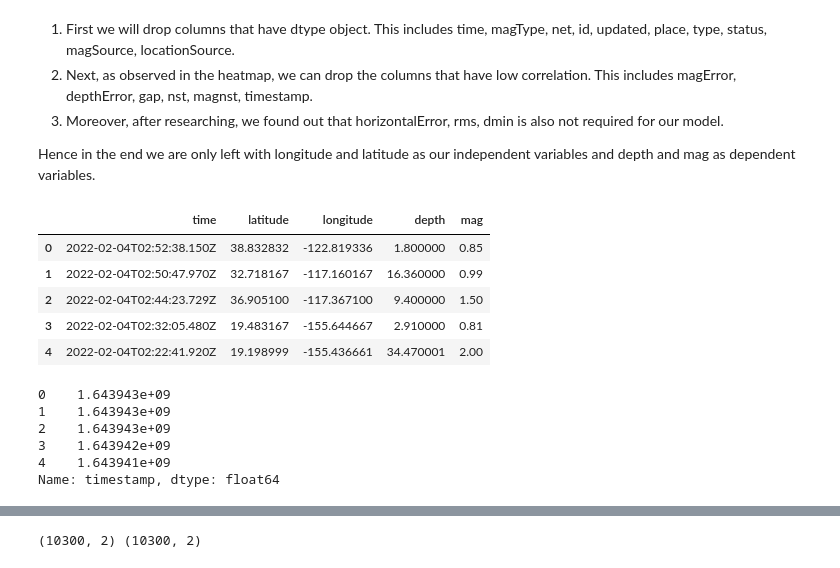
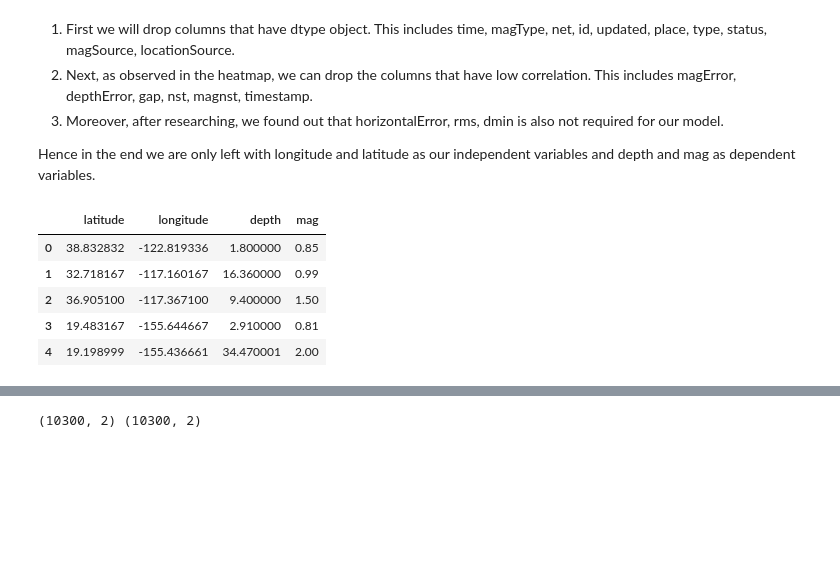
Before and after one commit to yvsharma02/UPES-2022-Hackathon, a Jupyter notebook: hackathon-6-0.ipynb, the cells around one changed output, grey strips where cells are left out. Cells and saved outputs as stored; diff of their text form; code cells hidden in the pictures; blank space fills up the shorter version.

```diff
--- a/hackathon-6-0.ipynb
+++ b/hackathon-6-0.ipynb
@@ -244,12 +236,12 @@ memory usage: 1.8+ MB
 
 Hence in the end we are only left with longitude and latitude as our independent variables and depth and mag as dependent variables.
 # %%
-data = data[[ 'time', 'latitude', 'longitude', 'depth', 'mag']]
+data = data[['latitude', 'longitude', 'depth', 'mag']]
 data.head()
 # %% [output]
-|  | time | latitude | longitude | depth | mag |
-| 0 | 2022-02-04T02:52:38.150Z | 38.832832 | -122.819336 | 1.800000 | 0.85 |
-| 1 | 2022-02-04T02:50:47.970Z | 32.718167 | -117.160167 | 16.360000 | 0.99 |
-| 2 | 2022-02-04T02:44:23.729Z | 36.905100 | -117.367100 | 9.400000 | 1.50 |
-| 3 | 2022-02-04T02:32:05.480Z | 19.483167 | -155.644667 | 2.910000 | 0.81 |
-| 4 | 2022-02-04T02:22:41.920Z | 19.198999 | -155.436661 | 34.470001 | 2.00 |
+|  | latitude | longitude | depth | mag |
+| 0 | 38.832832 | -122.819336 | 1.800000 | 0.85 |
+| 1 | 32.718167 | -117.160167 | 16.360000 | 0.99 |
+| 2 | 36.905100 | -117.367100 | 9.400000 | 1.50 |
+| 3 | 19.483167 | -155.644667 | 2.910000 | 0.81 |
+| 4 | 19.198999 | -155.436661 | 34.470001 | 2.00 |
@@ -263,11 +247,0 @@ for d in data["time"]:
-# %%
-timestamp = pd.Series(timestamp_arr)
-data['timestamp'] = timestamp.values
-data["timestamp"].head()
-# %% [output]
-0    1.643943e+09
-1    1.643943e+09
-2    1.643943e+09
-3    1.643942e+09
-4    1.643941e+09
-Name: timestamp, dtype: float64
```
Also changed, not shown: parts of 28 cells of this notebook.
